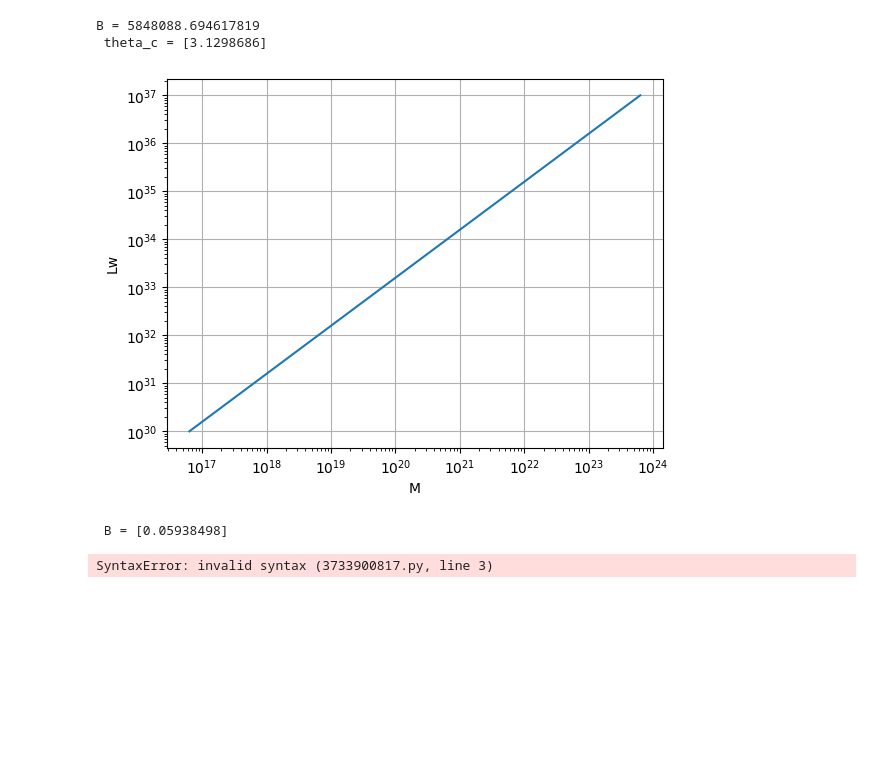
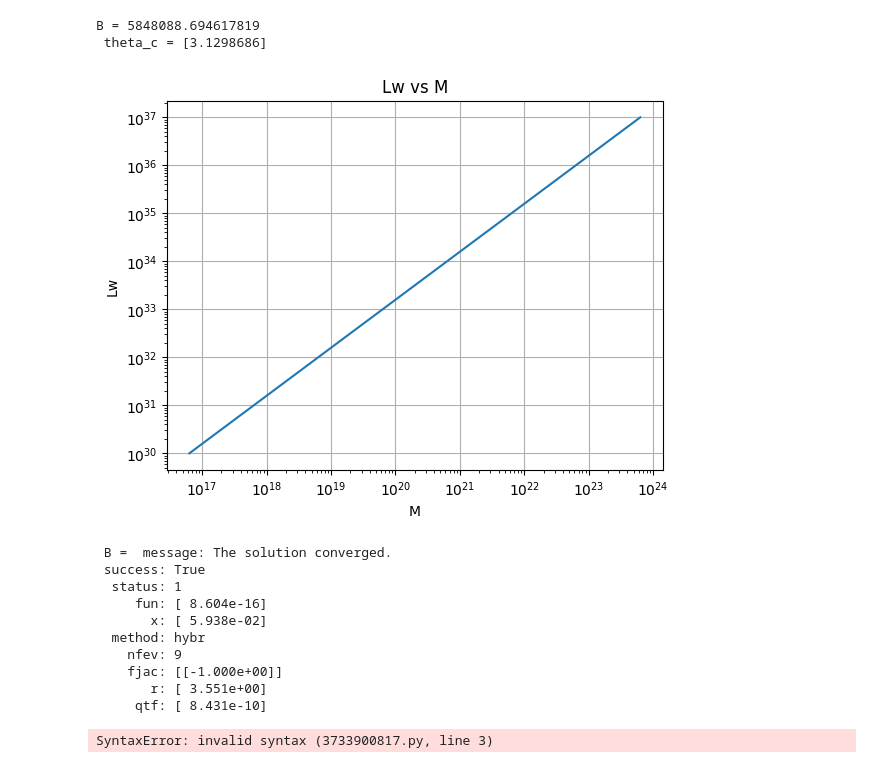
Before and after one commit to HassanZakie75/binary_comb_model, a Jupyter notebook: binary_comb_model.ipynb, the cells around one changed output. Drawn from its saved outputs; the diff is of its cells as text; code cells hidden in the pictures; blank space fills up the shorter version.

```diff
--- a/binary_comb_model.ipynb
+++ b/binary_comb_model.ipynb
@@ -116,38 +112,48 @@ B = 5848088.694617819
 theta_c = theta_op
 
 def eqn(B):
     return - theta_c + np.tan(theta_c) - ( B * pi ) / ( 1 - B )
 
 B_value = root(eqn, 0)
 
-#Lw =  1 * 10 ** 30   # Luminosity of FRB pulsar wind (ergs/s)
+Lw =  1 * 10 ** 30   # Luminosity of FRB pulsar wind (ergs/s)
 c = constants.c     # Speed of light
-#M = 10 ** (-9) * (2 * 10 ** 33) / (365 * 24 * 60 * 60)     # mass-loss rate (solar mass per year to gram/s)
+M = 10 ** (-9) * (2 * 10 ** 33) / (365 * 24 * 60 * 60)     # mass-loss rate (solar mass per year to gram/s)
 V = 3 * 10 ** (-2) * ( constants.c ) # wind velocity (unit of c)
 
 B = ( Lw / c ) / ( M * V )
 
 
 M = np.logspace(-9, -2, 1000) * (2 * 10 ** 33) / (365 * 24 * 60 * 60)  # ploting x-axis (solar mass / year)
 Lw = B * (M * V) * c    #ploting y-axis
 
 # plot the data
 plt.plot(M, Lw, label='Lw vs M')
 
 #Add label
 plt.xscale('log')
 plt.yscale('log')
 plt.xlabel('M')
 plt.ylabel('Lw')
+plt.title('Lw vs M')
 plt.grid(True)
 plt.show()
 
 
 #print(f"B = {B}")
-print(f" B = {myroot.x}")
+print(f" B = {B_value}")
 # %% [output]
-[figure, old version]
+[figure, new version]
- B = [0.05938498]
+ B =  message: The solution converged.
+ success: True
+  status: 1
+     fun: [ 8.604e-16]
+       x: [ 5.938e-02]
+  method: hybr
+    nfev: 9
+    fjac: [[-1.000e+00]]
+       r: [ 3.551e+00]
+     qtf: [ 8.431e-10]
 # %%
 # finding the Photospheric radius using Eq 4 & 5 WIZ paper
 
```
Also changed, not shown: parts of 3 cells of this notebook.
